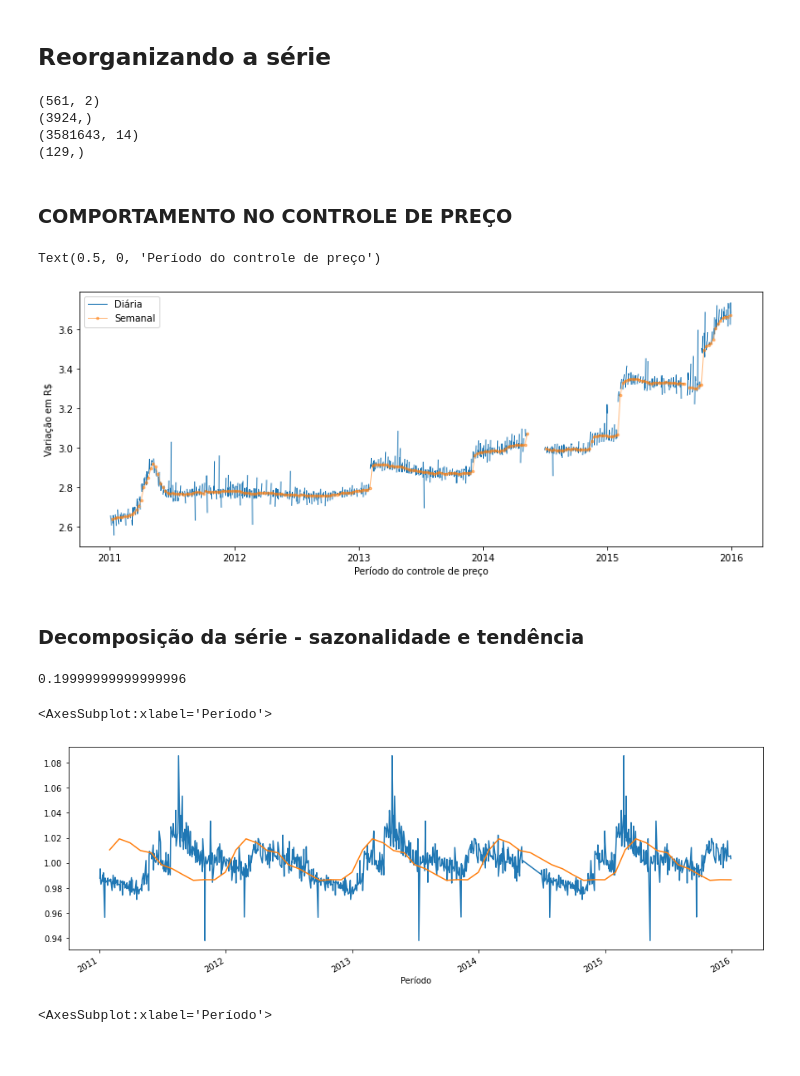
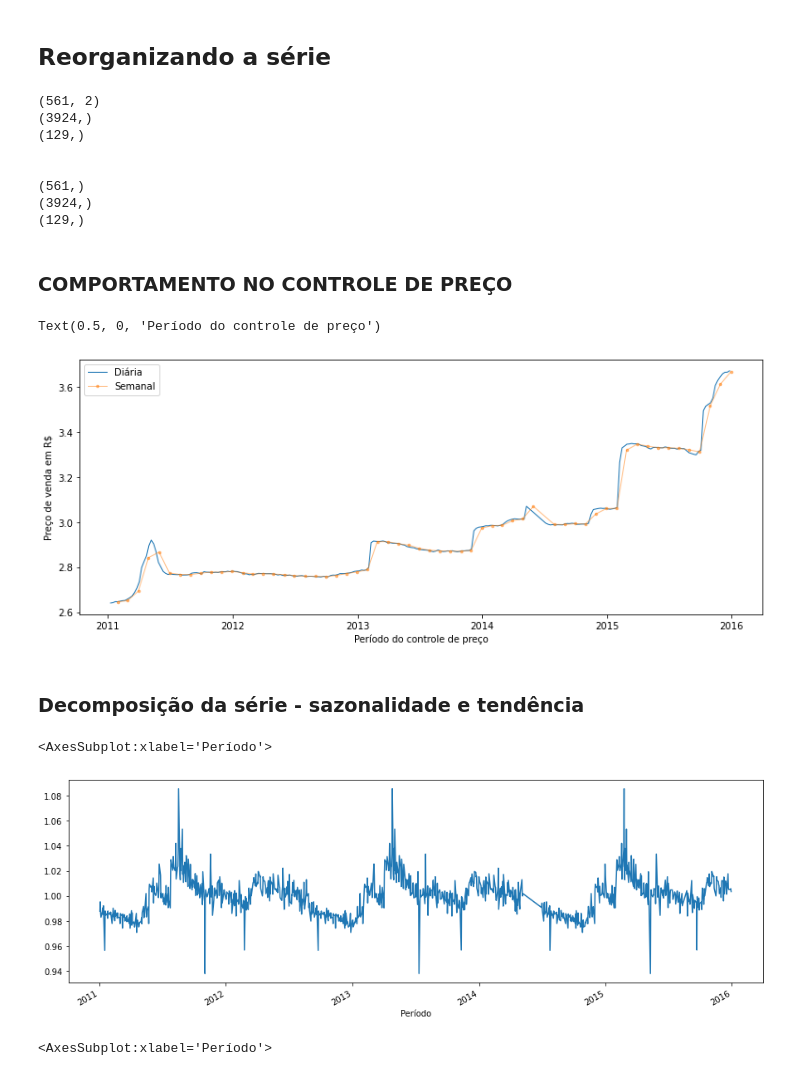
Before and after one commit to ednaelxd/residencia, a Jupyter notebook: gas_separado.ipynb, the cells around one changed output. Drawn from its saved outputs; the diff is of its cells as text; code cells hidden in the pictures.

```diff
--- a/gas_separado.ipynb
+++ b/gas_separado.ipynb
@@ -60,6 +60,8 @@ df_gas['Estado - Sigla'].hist(figsize=(10,5))
 df_gas['ano']=df_gas['Data da Coleta'].dt.year
 df_gas['mes']=df_gas['Data da Coleta'].dt.month
 df_gas['dia']=df_gas['Data da Coleta'].dt.day
+# %%
+df_gas['pct_change']=df_gas['Valor de Venda'].pct_change()
 # %% [markdown]
 ## Plot: Todas as observações diárias e mensais
 # %%
@@ -88,32 +90,31 @@ gas_med_diaria = df_gas['Valor de Venda'].resample('D').mean() #agora cada dia v
 gas_med_mensal = df_gas['Valor de Venda'].resample('M').mean()
 print(gas_med_semanal.shape)
 print(gas_med_diaria.shape)
-print(df_gas.shape)
 print(gas_med_mensal.shape)
 # %% [output]
 (561, 2)
 (3924,)
-(3581643, 14)
 (129,)
+
+
+(561,)
+(3924,)
+(129,)
 # %% [markdown]
 ### COMPORTAMENTO NO CONTROLE DE PREÇO
 # %%
 import matplotlib.pyplot as plt
 plt.figure(figsize=(13,5))
-plt.plot(gas_med_diaria.loc['2011':'2015'],markersize=8,linestyle='-',linewidth=1,label='Diária')
-plt.plot(gas_med_semanal.loc['2011':'2015','Valor de Venda'],marker='.',linestyle='-',linewidth=1,markersize=5,alpha=0.5,label='Semanal')
+plt.plot(gas_med_semanal.loc['2011':'2015','Valor de Venda'],markersize=8,linestyle='-',linewidth=1,label='Diária')
+plt.plot(gas_med_mensal.loc['2011':'2015'],marker='.',linestyle='-',linewidth=1,markersize=5,alpha=0.5,label='Semanal')
 plt.legend()
-plt.ylabel('Variação em R$')
+plt.ylabel('Preço de venda em R$')
 plt.xlabel('Período do controle de preço')
 # %% [output]
 Text(0.5, 0, 'Período do controle de preço')
-[figure, old version]
+[figure, new version]
 # %% [markdown]
 ### Decomposição da série - sazonalidade e tendência
-# %%
-12/10-1
-# %% [output]
-0.19999999999999996
 # %%
 #REMOÇÃO DE NA'S anterior-p´roximo-1
 gas_med_diaria.dropna(inplace=True)
@@ -125,11 +126,9 @@ from statsmodels.tsa.seasonal import seasonal_decompose
 
 result=seasonal_decompose(gas_med_diaria.loc[:'2015'], model='multiplicable', period=360)
 result.seasonal.plot(figsize=(15,5))
-result2=seasonal_decompose(gas_med_mensal.loc[:'2015'], model='multiplicable', period=12)
-result2.seasonal.plot(figsize=(15,5))
 # %% [output]
 <AxesSubplot:xlabel='Período'>
-[figure, old version]
+[figure, new version]
 # %%
 result2=seasonal_decompose(gas_med_mensal.loc[:'2015'], model='multiplicable', period=12)
 result2.seasonal.plot(figsize=(15,5))
```
Also changed, not shown: parts of 4 cells of this notebook, 3 other files.
